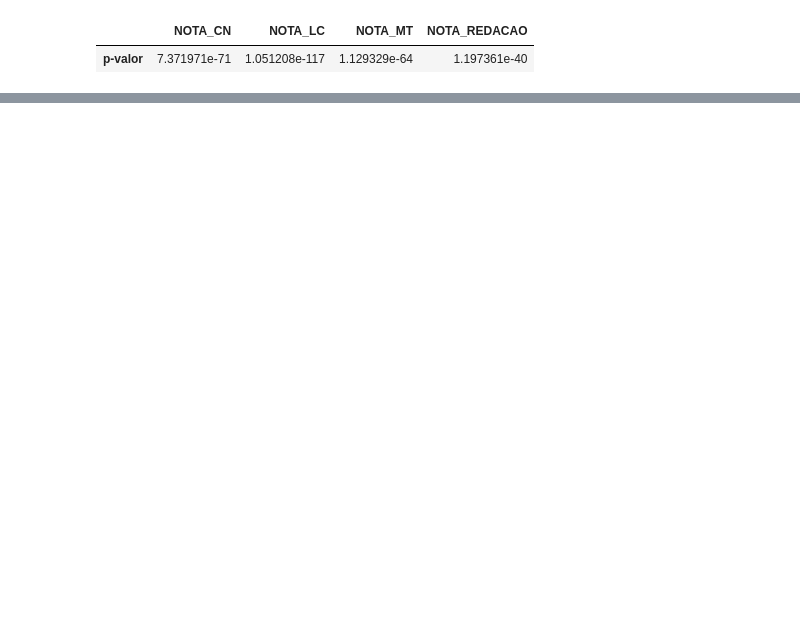
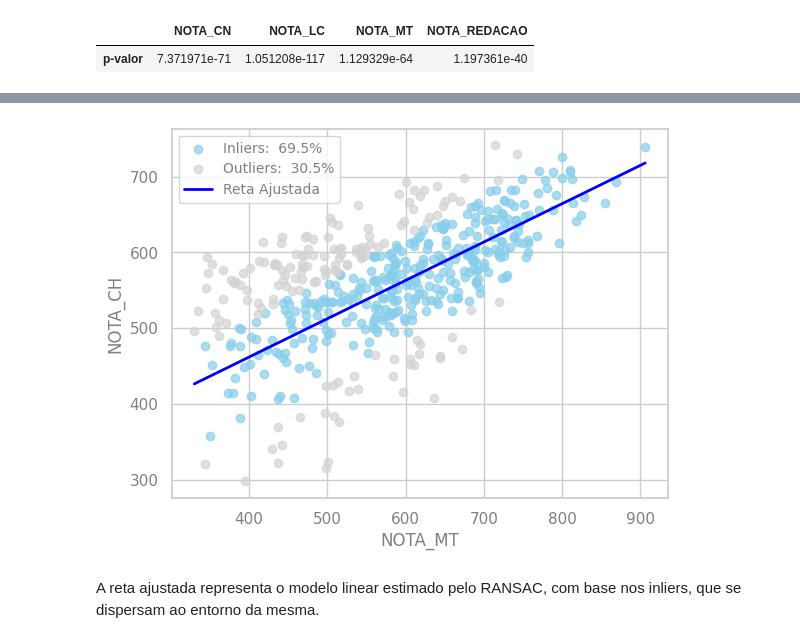
Before and after one commit to pyrataria/data_analytics, a Jupyter notebook: notas_enem_ap2023/notebook/notas_enem_ap2023.ipynb, the cells around one changed output, grey strips where cells are left out. Saved outputs shown, nothing was run; the diff lists cells and outputs as text; code cells hidden in the pictures; blank space fills up the shorter version.

```diff
--- a/notas_enem_ap2023/notebook/notas_enem_ap2023.ipynb
+++ b/notas_enem_ap2023/notebook/notas_enem_ap2023.ipynb
@@ -569,0 +367,6 @@ y_pred_rev = (y_pred_boxcox * lambda_boxcox + 1) ** (1 / lambda_boxcox)
+# %%
+residuos = np.abs(y_train.values.ravel() - ransac.predict(X_train))
+
+percentil = np.percentile(residuos, 75)
+
+print(f'Threshold (75º percentil): {percentil}')
@@ -569,0 +381,8 @@ y_pred_rev = (y_pred_boxcox * lambda_boxcox + 1) ** (1 / lambda_boxcox)
+# %%
+model = RANSACRegressor(
+    estimator=LinearRegression(),
+    residual_threshold=percentil,
+    random_state=42
+)
+
+model.fit(X_train, y_train.values.ravel())
@@ -569,0 +433,4 @@ y_pred_rev = (y_pred_boxcox * lambda_boxcox + 1) ** (1 / lambda_boxcox)
+# %%
+lin_reg = LinearRegression()
+lin_reg.fit(X_train, y_train)
+y_pred_lin = lin_reg.predict(X_train)
@@ -569,0 +448,6 @@ y_pred_rev = (y_pred_boxcox * lambda_boxcox + 1) ** (1 / lambda_boxcox)
+# %%
+# Identificando inliers e outliers
+inlier_mask = model.inlier_mask_
+outlier_mask = ~inlier_mask
+
+y_pred_train = model.predict(X_train)
@@ -594,0 +524,23 @@ pd.DataFrame({'VALOR_REAL': y_test.squeeze(), 'PREVISAO': y_pred_rev})
+# %%
+# Previsões para reta de regressão
+line_X = pd.DataFrame(np.linspace(X_train.min(), X_train.max(), 100),
+                      columns=['NOTA_MT'])
+line_y = model.predict(line_X)
+
+# Inliers
+plt.scatter(X_train[inlier_mask], y_train[inlier_mask], color='skyblue',
+            label=f'Inliers: {perc_inliers: .1f}%', alpha=0.7)
+# Outliers
+plt.scatter(X_train[outlier_mask], y_train[outlier_mask], color='lightgrey',
+            label=f'Outliers: {perc_outliers: .1f}%', alpha=0.7)
+
+plt.plot(line_X, line_y, color='blue', label='Reta Ajustada',
+         linewidth=2)
+
+plt.xlabel("NOTA_MT")
+plt.ylabel("NOTA_CH")
+plt.legend(fontsize=10);
+# %% [output]
+[figure, added]
+# %% [markdown]
+A reta ajustada representa o modelo linear estimado pelo RANSAC, com base nos inliers, que se dispersam ao entorno da mesma.
```
Also changed, not shown: parts of 95 cells of this notebook.
